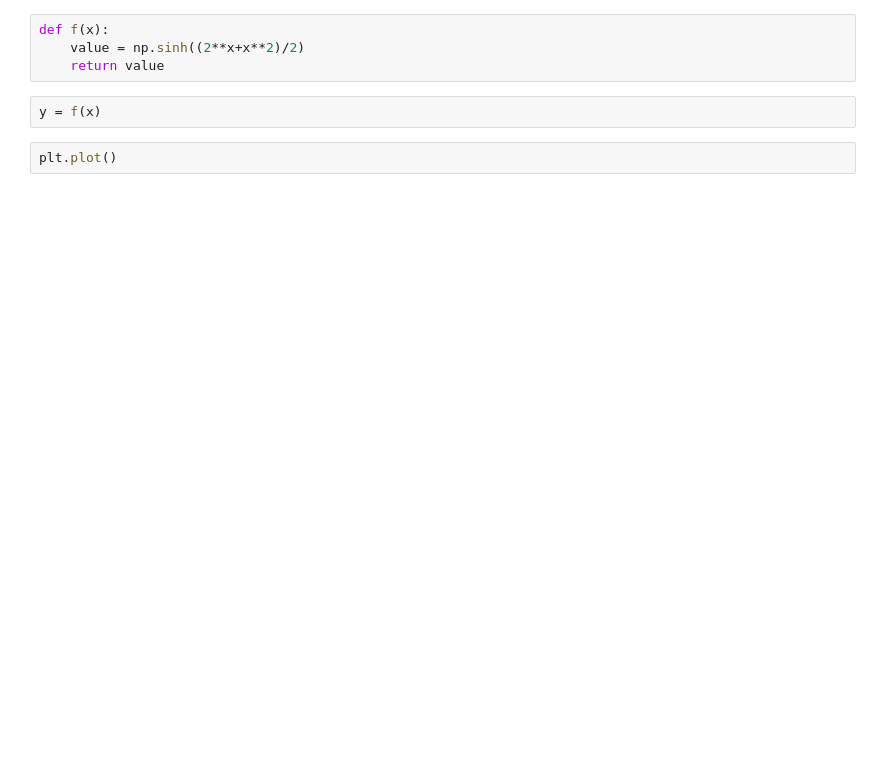
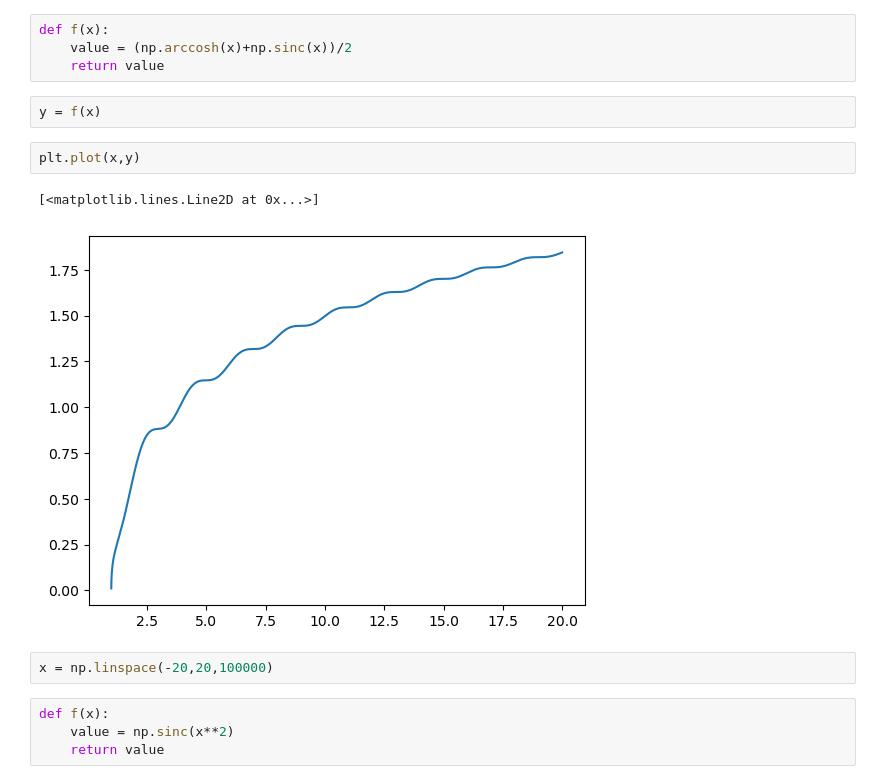
Before and after one commit to veragluscevic/andrej-python, a Jupyter notebook: first.ipynb, the cells around one changed output. Cells and saved outputs as stored; diff of their text form; blank space fills up the shorter version.

```diff
--- a/first.ipynb
+++ b/first.ipynb
@@ -29,9 +29,18 @@ plt.plot(x,y10)
 [figure]
 # %%
 def f(x):
-    value = np.sinh((2**x+x**2)/2)
+    value = (np.arccosh(x)+np.sinc(x))/2
     return value
 # %%
 y = f(x)
 # %%
-plt.plot()
+plt.plot(x,y)
+# %% [output]
+[<matplotlib.lines.Line2D at 0x...>]
+[figure, added]
+# %%
+x = np.linspace(-20,20,100000)
+# %%
+def f(x):
+    value = np.sinc(x**2)
+    return value
```
